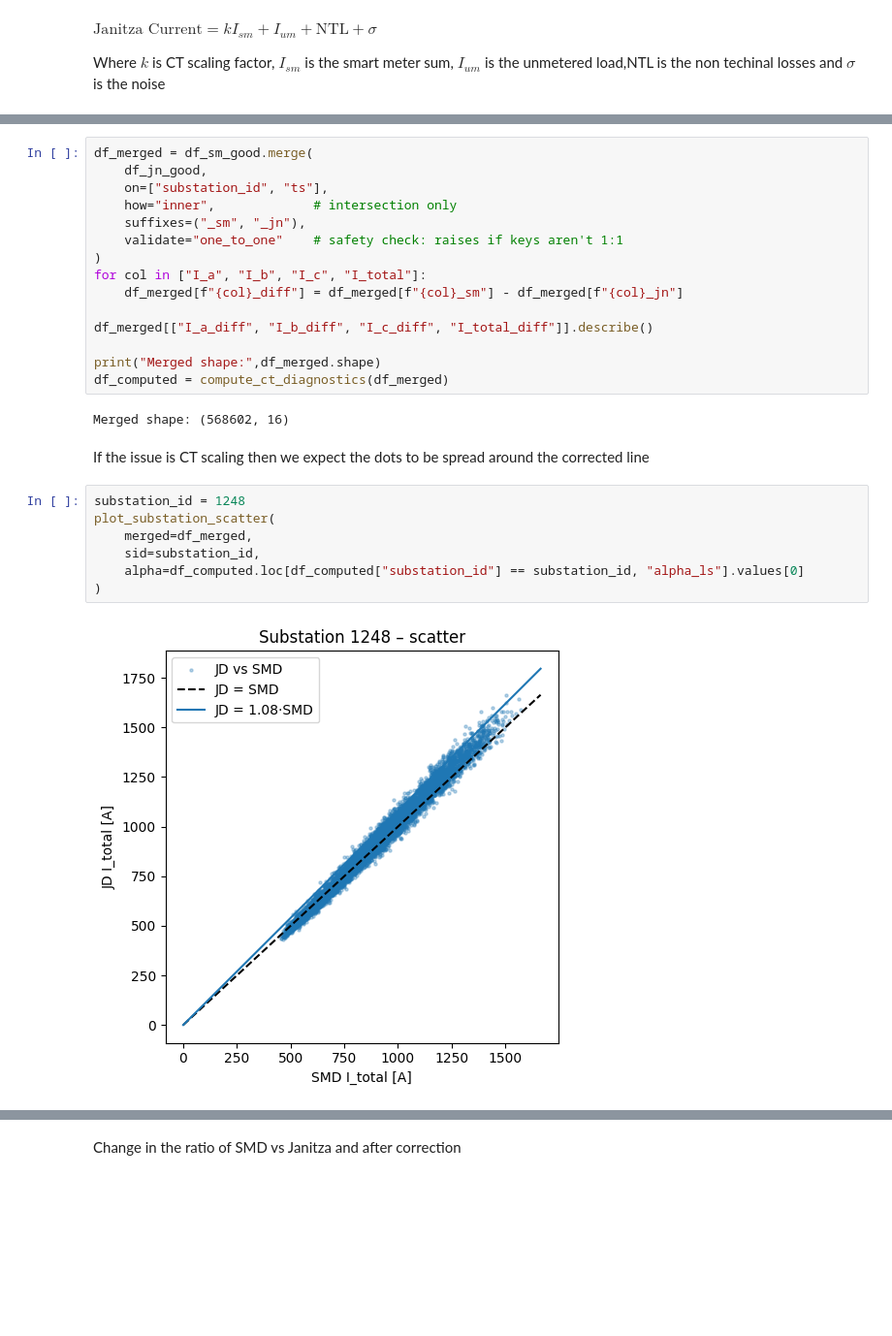
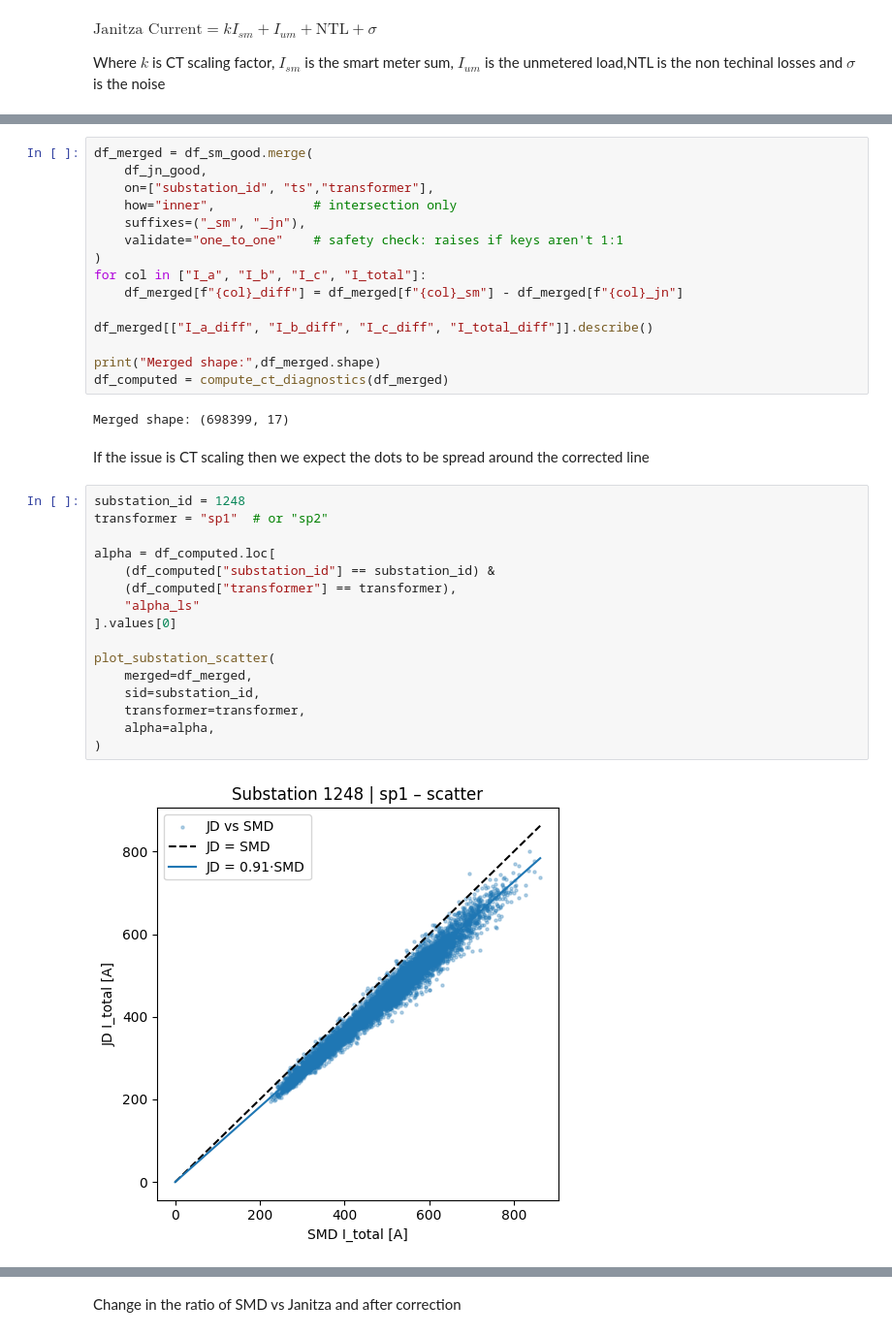
Before and after one commit to MindisBlank/Jasonaq_thesis, a Jupyter notebook: notebooks/ct_ratio_issue.ipynb, the cells around one changed output, grey strips where cells are left out. Shown at 97% size. Saved outputs shown, nothing was run; the diff lists cells and outputs as text; blank space fills up the shorter version.

```diff
--- a/notebooks/ct_ratio_issue.ipynb
+++ b/notebooks/ct_ratio_issue.ipynb
@@ -627,7 +657,7 @@ Duplicate keys in SM good: 0
 # %%
 df_merged = df_sm_good.merge(
     df_jn_good,
-    on=["substation_id", "ts"],
+    on=["substation_id", "ts","transformer"],
     how="inner",             # intersection only
     suffixes=("_sm", "_jn"),
     validate="one_to_one"    # safety check: raises if keys aren't 1:1
@@ -640,18 +670,27 @@ df_merged[["I_a_diff", "I_b_diff", "I_c_diff", "I_total_diff"]].describe()
 print("Merged shape:",df_merged.shape)
 df_computed = compute_ct_diagnostics(df_merged)
 # %% [output]
-Merged shape: (568602, 16)
+Merged shape: (698399, 17)
 # %% [markdown]
 If the issue is CT scaling then we expect the dots to be spread around the corrected line
 # %%
 substation_id = 1248
+transformer = "sp1"  # or "sp2"
+
+alpha = df_computed.loc[
+    (df_computed["substation_id"] == substation_id) &
+    (df_computed["transformer"] == transformer),
+    "alpha_ls"
+].values[0]
+
 plot_substation_scatter(
     merged=df_merged,
     sid=substation_id,
-    alpha=df_computed.loc[df_computed["substation_id"] == substation_id, "alpha_ls"].values[0]
+    transformer=transformer,
+    alpha=alpha,
 )
 # %% [output]
-[figure, old version]
+[figure, new version]
 # %%
 plot_scatter_grid(
     merged=df_merged,
```
Also changed, not shown: parts of 5 cells of this notebook, 2 other files.
